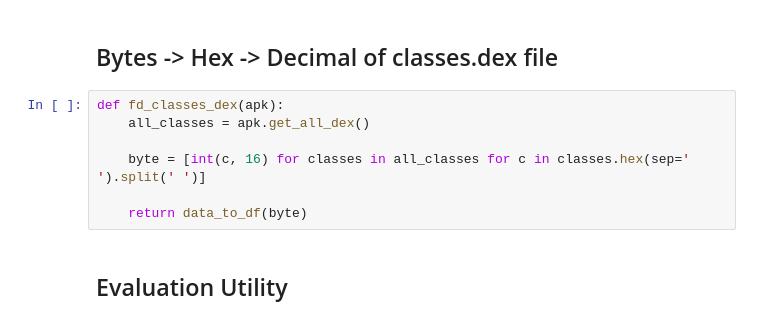
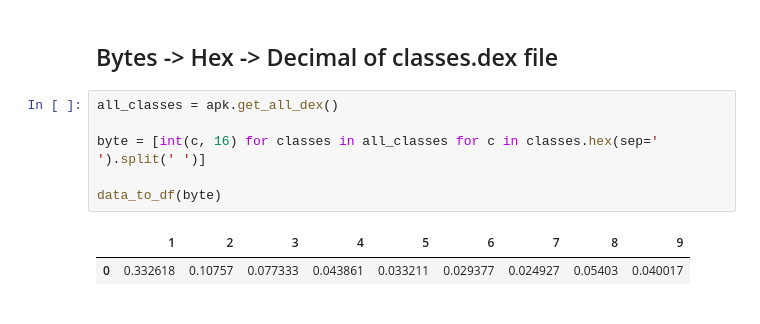
Before and after one commit to gschick3/bendroid, a Jupyter notebook: read_apk.ipynb, the cells around one changed output. Cells and saved outputs as stored; diff of their text form.

```diff
--- a/read_apk.ipynb
+++ b/read_apk.ipynb
@@ -88,11 +101,11 @@ def fd_class_methods(analysis):
 # %% [markdown]
 ## Bytes -> Hex -> Decimal of classes.dex file
 # %%
-def fd_classes_dex(apk):
-    all_classes = apk.get_all_dex()
+all_classes = apk.get_all_dex()
 
-    byte = [int(c, 16) for classes in all_classes for c in classes.hex(sep=' ').split(' ')]
+byte = [int(c, 16) for classes in all_classes for c in classes.hex(sep=' ').split(' ')]
 
-    return data_to_df(byte)
+data_to_df(byte)
+# %% [output]
+|  | 1 | 2 | 3 | 4 | 5 | 6 | 7 | 8 | 9 |
+| 0 | 0.332618 | 0.10757 | 0.077333 | 0.043861 | 0.033211 | 0.029377 | 0.024927 | 0.05403 | 0.040017 |
-# %% [markdown]
-## Evaluation Utility
```
Also changed, not shown: parts of 25 cells of this notebook.
